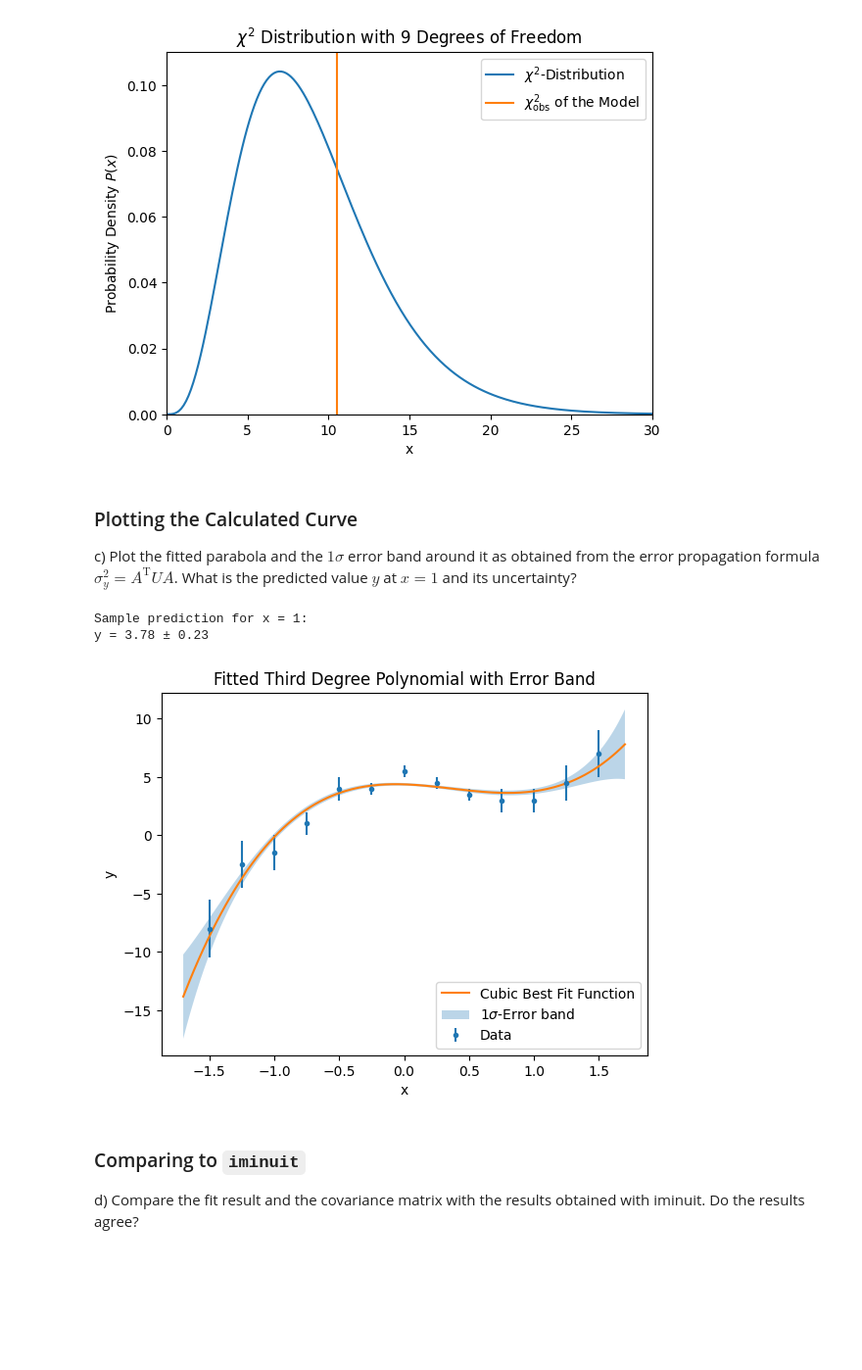
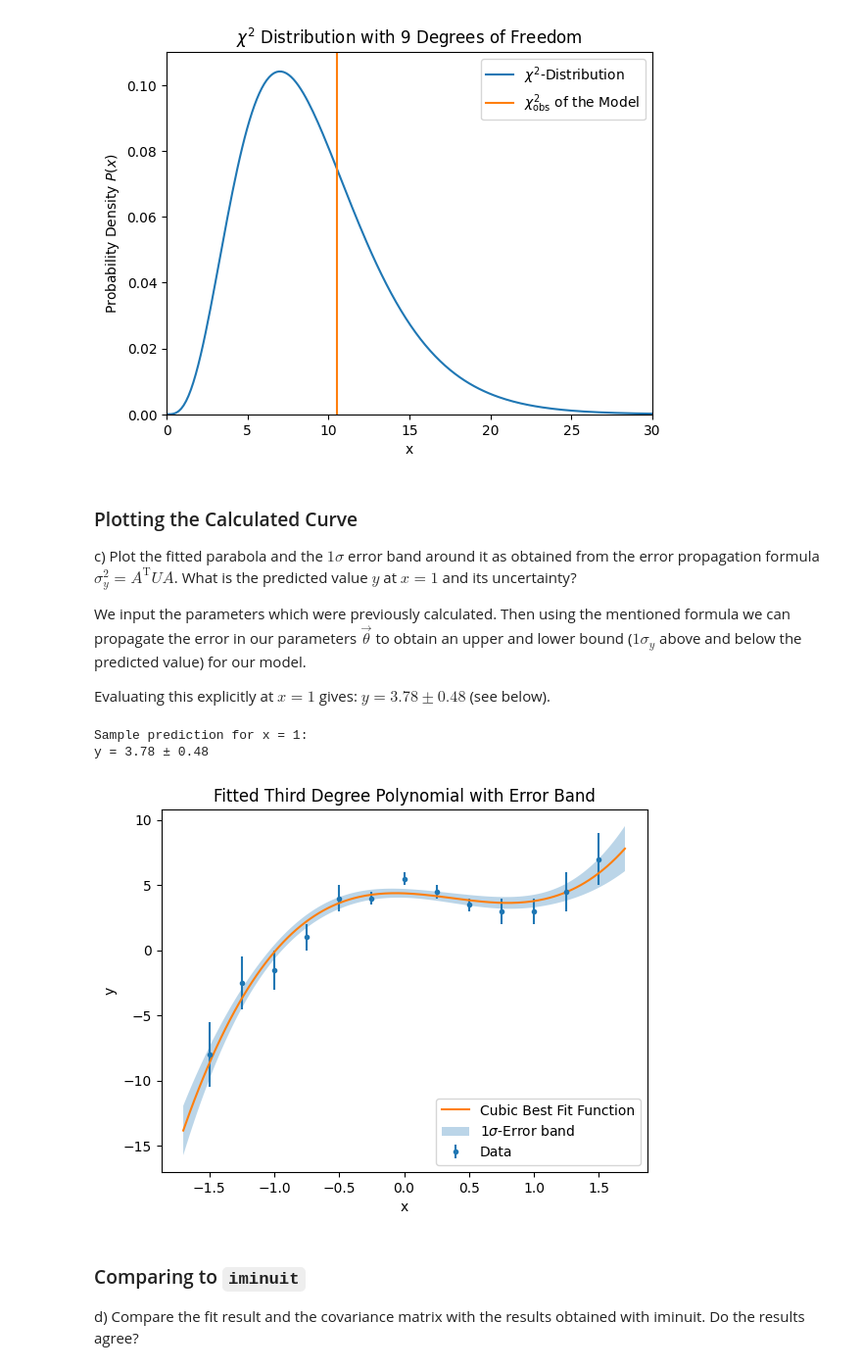
Before and after one commit to Just-Neptun/FP, a Jupyter notebook: S01 Statistik/tasks/S01_least_squares_01.ipynb, the cells around one changed output. Shown at 98% size. Saved outputs shown, nothing was run; the diff lists cells and outputs as text; code cells hidden in the pictures; blank space fills up the shorter version.

Commit message:
finish c.) -> write explanation and make sigma = sqrt(J cov J.T)

````diff
--- a/S01 Statistik/tasks/S01_least_squares_01.ipynb
+++ b/S01 Statistik/tasks/S01_least_squares_01.ipynb
@@ -243,6 +243,10 @@ p-value = 0.30953
 # %% [markdown]
 ### Plotting the Calculated Curve
 c) Plot the fitted parabola and the $1\sigma$ error band around it as obtained from the error propagation formula $\sigma_y^2 = A^\mathrm{T} U A$. What is the predicted value $y$ at $x=1$ and its uncertainty?
+
+We input the parameters which were previously calculated. Then using the mentioned formula we can propagate the error in our parameters $\vec{\theta}$ to obtain an upper and lower bound ($1\sigma_y$ above and below the predicted value) for our model.
+
+Evaluating this explicitly at $x = 1$ gives: $y = 3.78 ± 0.48$ (see below).
 # %%
 # define fitcurve with found parameters
 cubic_fit = Polynomial(params)
@@ -257,37 +261,37 @@ def plot_fitcurve_with_errorband(
     y_prediction = fitcurve.eval(grid)
     # propagate errors for those points
     J = fitcurve.jacobian(grid)
-    sigma = np.diag(J @ cov @ J.T)
+    sigma = np.sqrt(np.diag(J @ cov @ J.T))
     # create 1-sigma error band
     lower = y_prediction - sigma
     upper = y_prediction + sigma
 
     # plot data, model, error band
     plt.errorbar(x, y, yerr = sigma_y, linestyle='', marker='.', label = 'Data')
     plt.plot(grid, y_prediction, label = fitcurve_name)
     plt.fill_between(grid, lower, upper, alpha = 0.3, label = '1$\\sigma$-Error band')
     plt.xlabel('x')
     plt.ylabel('y')
     plt.legend(loc='lower right')
     return
 
 sample_x = 1
 sample_y = cubic_fit.eval(1)[0]
 J = cubic_fit.jacobian(sample_x)
-sigma = np.diag(J @ cov @ J.T)[0]
+sigma = np.sqrt(np.diag(J @ cov @ J.T))[0]
 
 print(f'Sample prediction for x = {sample_x}:')
 print(f'y = {round(sample_y, 2)} ± {round(sigma, 2)}')
 
 plot_fitcurve_with_errorband(
     x, y, sigma_y,
     cubic_fit, cov, 'Cubic Best Fit Function'
     )
 plt.title('Fitted Third Degree Polynomial with Error Band');
 # %% [output]
 Sample prediction for x = 1:
-y = 3.78 ± 0.23
+y = 3.78 ± 0.48
-[figure, old version]
+[figure, new version]
 # %% [markdown]
 ### Comparing to ```iminuit```
 d) Compare the fit result and the covariance matrix with the results obtained with iminuit. Do the results agree?
````
Also changed, not shown: parts of 2 cells of this notebook.
